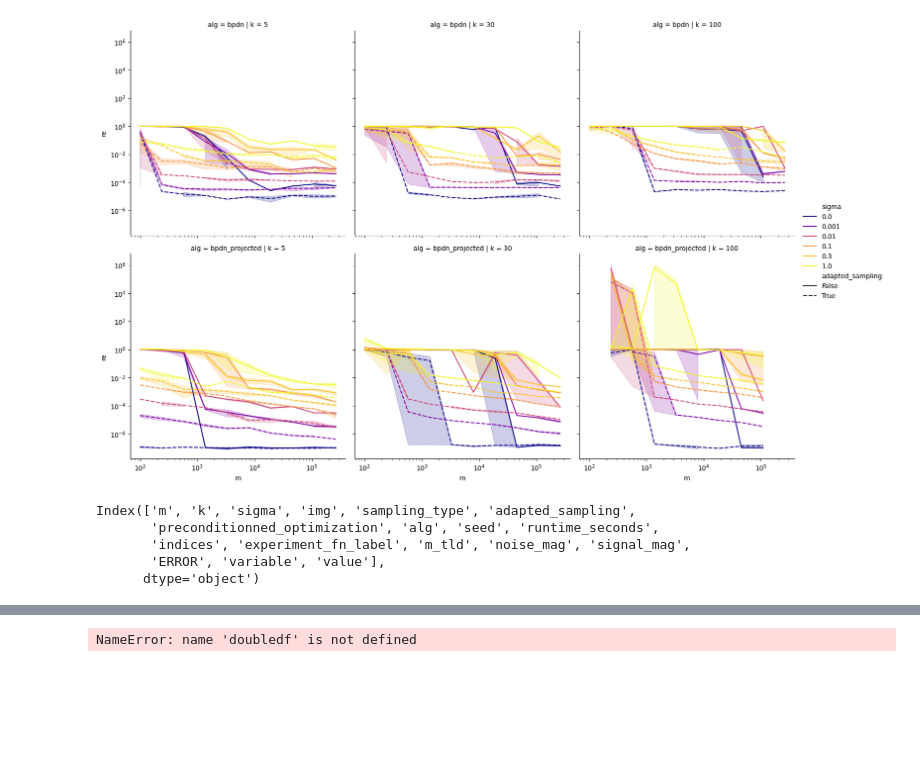
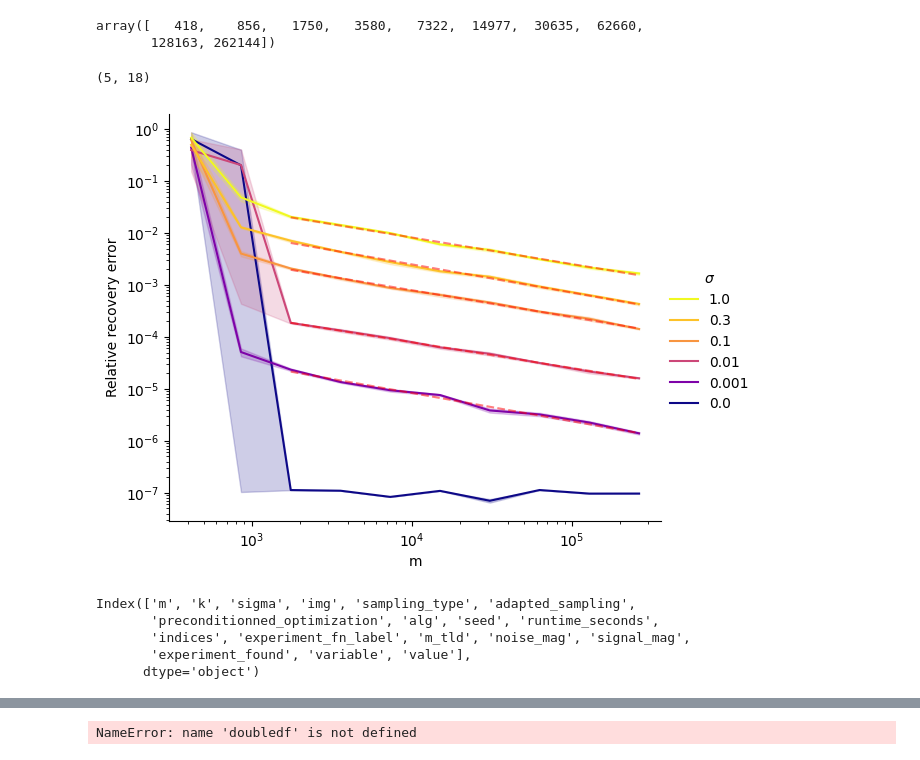
Before and after one commit to mscott99/Sparse_adapted_denoising, a Jupyter notebook: plots/optimized_denoising.ipynb, the cells around one changed output, grey strips where cells are left out. Drawn from its saved outputs; the diff is of its cells as text; code cells hidden in the pictures; blank space fills up the shorter version.

```diff
--- a/plots/optimized_denoising.ipynb
+++ b/plots/optimized_denoising.ipynb
@@ -8,7 +8,7 @@ from sparse_recov import perform_least_squares_fit, add_fit_lines_to_plot, plot_
 import matplotlib.pyplot as plt
 from ydata_profiling import ProfileReport
 # %%
-df= pd.read_pickle("../data/jan_2025_30.pickle")
+df= pd.read_pickle("../data/jan_2025_31.pickle")
 # df= pd.read_pickle("../dataylastdf.pickle")
-profile = ProfileReport(df, title="Profiling Report")
-profile.to_notebook_iframe()
+#profile = ProfileReport(df, title="Profiling Report")
+#profile.to_notebook_iframe()
@@ -76,25 +74,56 @@ ValueError: Cannot calculate a linear regression if all x values are identical
+# %%
+df=df[df['m']> 10**(2.5)]
+df=df[df['adapted_sampli']]
+# %%
+df['m'].unique()
+# %% [output]
+array([   418,    856,   1750,   3580,   7322,  14977,  30635,  62660,
+       128163, 262144])
+# %%
+df[df['m']== df['m'].unique()[0]][df['sigma']==0].shape
+# %% [output]
+(5, 18)
 # %%
 # df_wr = df[df['sampling_type']=='wr']
 # mydf = df_wr[df_wr['adapted_sampling']==True]
 # mydf = df_wr[mydf['img']=="phantom"]
 # doubledf = melt_and_keep(df, ["re","emp_snr"])
 # g = sns.relplot(doubledf, kind = "line", x = "m", y="value", row ="variable", col="k", hue="sigma", hue_norm=LogNorm(vmin=1e-8, clip=True) , palette="plasma", errorbar="se", facet_kws={'sharey':False}
 %matplotlib inline
-sns.relplot(df, kind = "line", x = "m", y="re", row="alg", style="adapted_sampling", col='k',  hue="sigma", hue_norm=LogNorm(vmin=1e-4, clip=True), palette="plasma", errorbar="se")
+g = sns.relplot(df, kind = "line", x = "m", y="re", row="alg", col='k',  hue="sigma", hue_norm=LogNorm(vmin=1e-4, clip=True), palette="plasma", errorbar="se")
+# Get the current legend handles and labels from the FacetGrid's legend
+handles = g.legend.get_lines()  # or get_patches() if the legend uses patches
+labels = [t.get_text() for t in g.legend.get_texts()]
+
+# Reverse the handles and labels
+handles = handles[::-1]
+labels = labels[::-1]
+
+# Remove the existing legend
+g.legend.remove()
+
+# Add the reversed legend back
+g.add_legend(handles=handles, labels=labels, title=r'$\sigma$', loc='center right')
+
+fits = perform_least_squares_fit(df[df['sigma'] > 0], 'm', 're', 'sigma', 1000)
+add_fit_lines_to_plot(fits, g.ax, annotate_slopes=False)
+plt.ylabel("Relative recovery error")
+plt.title("")
 # for ax in g.axes.flat:
 #     ax.set_yscale('log')  # Set y-axis to log scale
 plt.yscale('log')  # Set y-axis to log scale
 plt.xscale("log")
+plt.savefig("sparse_recov.pdf")
 #doubledf=melt_and_keep(mydf, ["re","unique_meas"])
 # %% [output]
-[figure, old version]
+[figure, new version]
 # %%
 melt_and_keep(df, ["re","emp_snr"]).columns
 # %% [output]
 Index(['m', 'k', 'sigma', 'img', 'sampling_type', 'adapted_sampling',
        'preconditionned_optimization', 'alg', 'seed', 'runtime_seconds',
        'indices', 'experiment_fn_label', 'm_tld', 'noise_mag', 'signal_mag',
-       'ERROR', 'variable', 'value'],
+       'experiment_found', 'variable', 'value'],
       dtype='object')
 # %%
 sns.relplot(df, kind = "line", x = "m", y="re", col="k", style="preconditionned_optimization", hue="sigma", hue_norm=LogNorm(vmin=1e-8, clip=True) , palette="plasma", errorbar="se")
```
Also changed, not shown: parts of 5 cells of this notebook, 4 other files.
